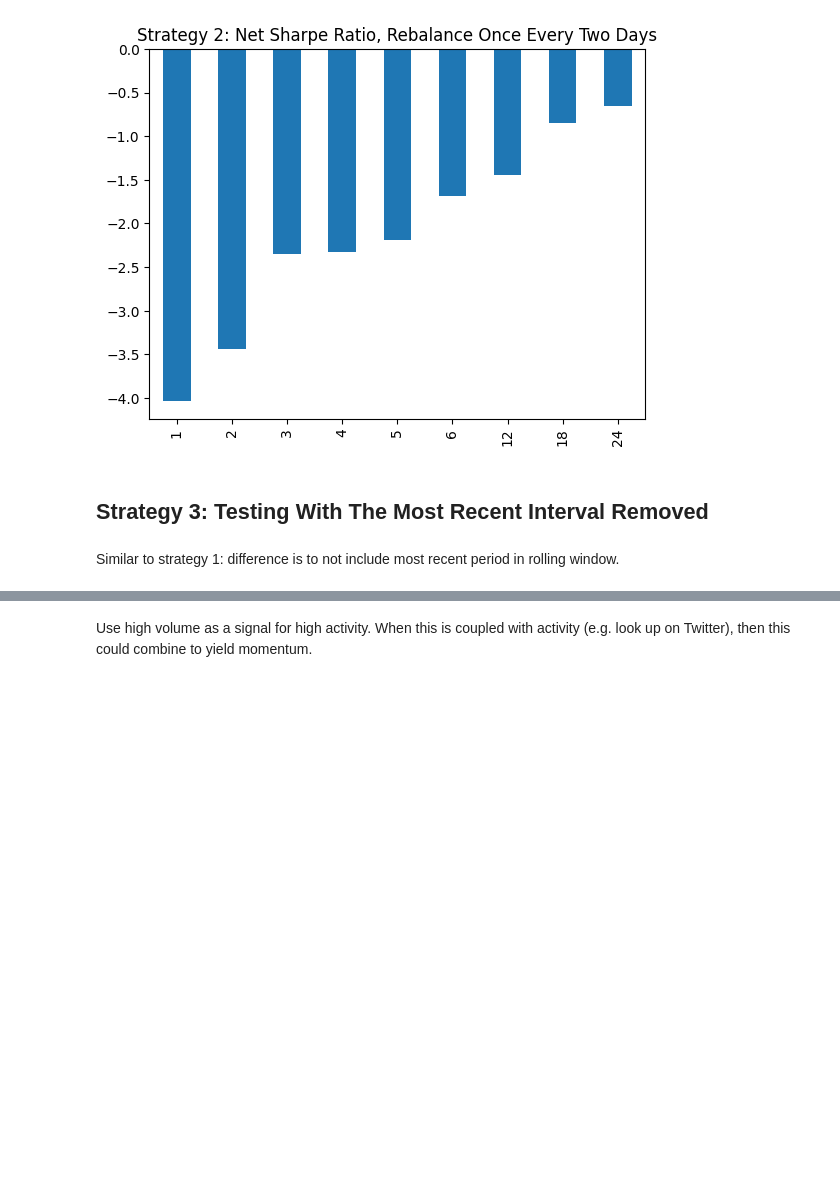
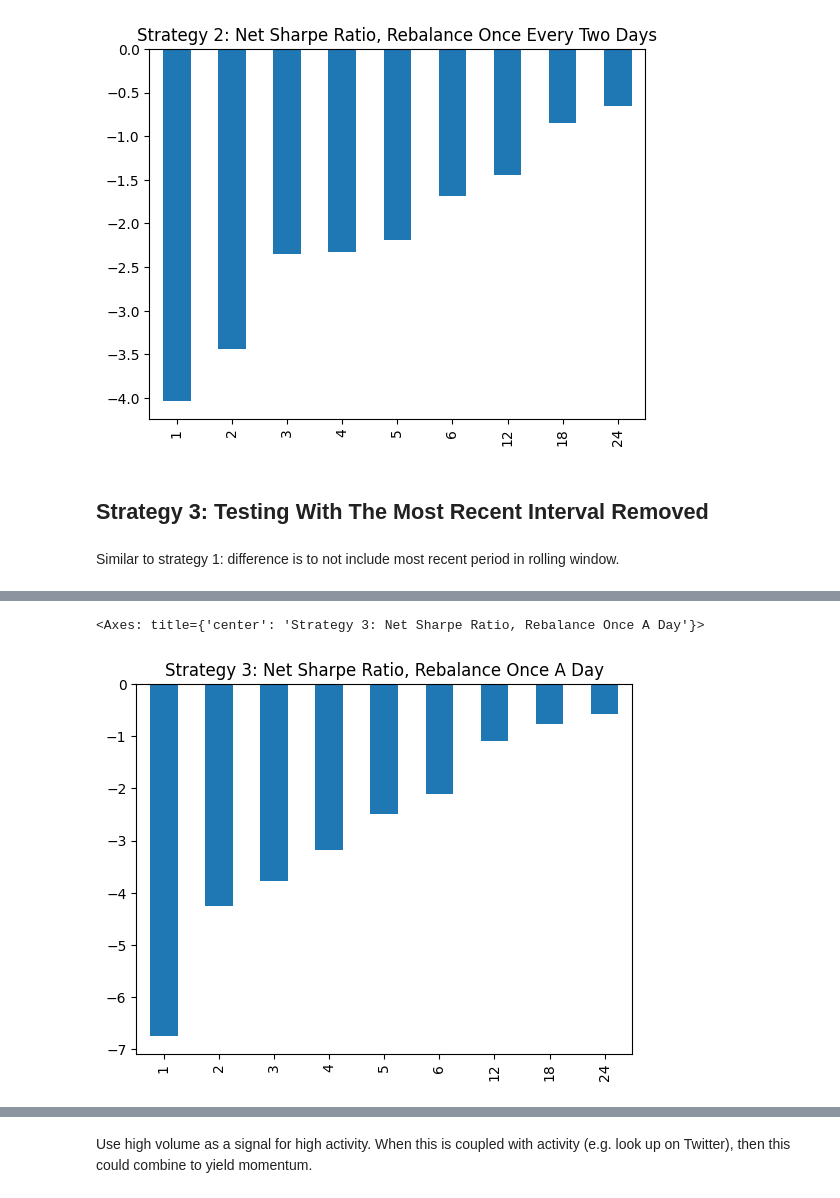
Before and after one commit to wbchristerson/jn-learning, a Jupyter notebook: cryptocurrency_stat_arb.ipynb, the cells around one changed output, grey strips where cells are left out. Saved outputs shown, nothing was run; the diff lists cells and outputs as text; code cells hidden in the pictures; blank space fills up the shorter version.

```diff
--- a/cryptocurrency_stat_arb.ipynb
+++ b/cryptocurrency_stat_arb.ipynb
@@ -616,0 +765,5 @@ Strategy 1 became unprofitable when taking into account transaction costs. Since
+# %%
+# Rebalance once a day
+
+strat_3_1d_results = get_strat_3_results(ret.iloc[::6], 1)
+strat_3_1d_results
@@ -616,0 +781,5 @@ Strategy 1 became unprofitable when taking into account transaction costs. Since
+# %%
+strat_3_1d_results['net_sr'].plot(kind='bar', title="Strategy 3: Net Sharpe Ratio, Rebalance Once A Day")
+# %% [output]
+<Axes: title={'center': 'Strategy 3: Net Sharpe Ratio, Rebalance Once A Day'}>
+[figure, added]
```
Also changed, not shown: parts of 47 cells of this notebook.
